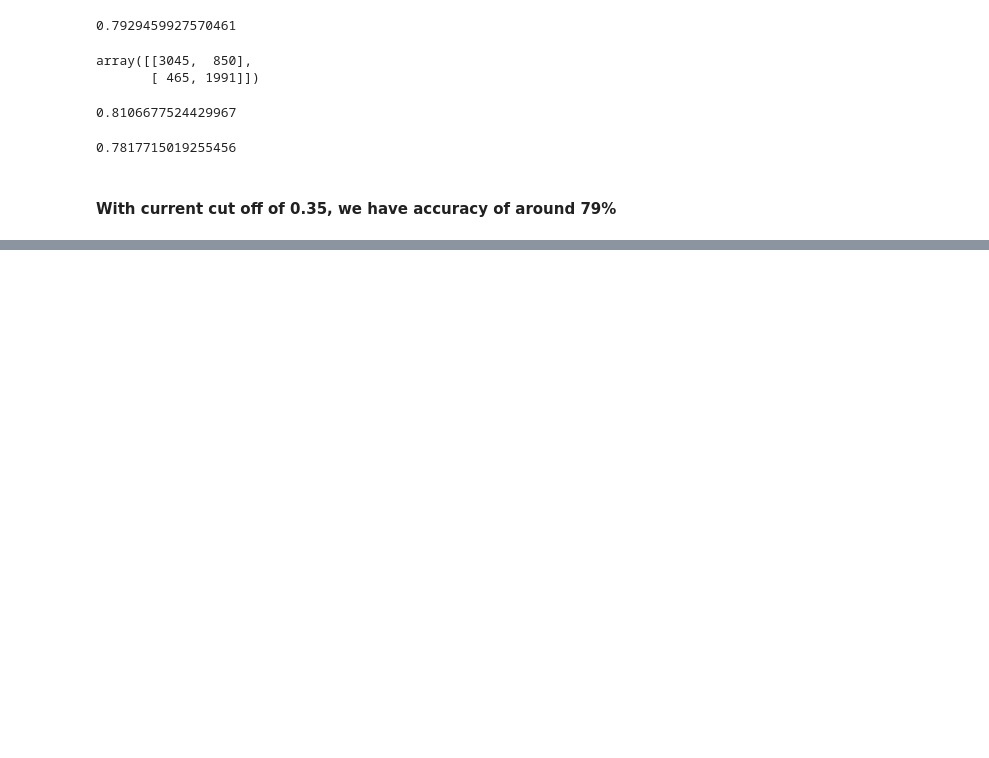
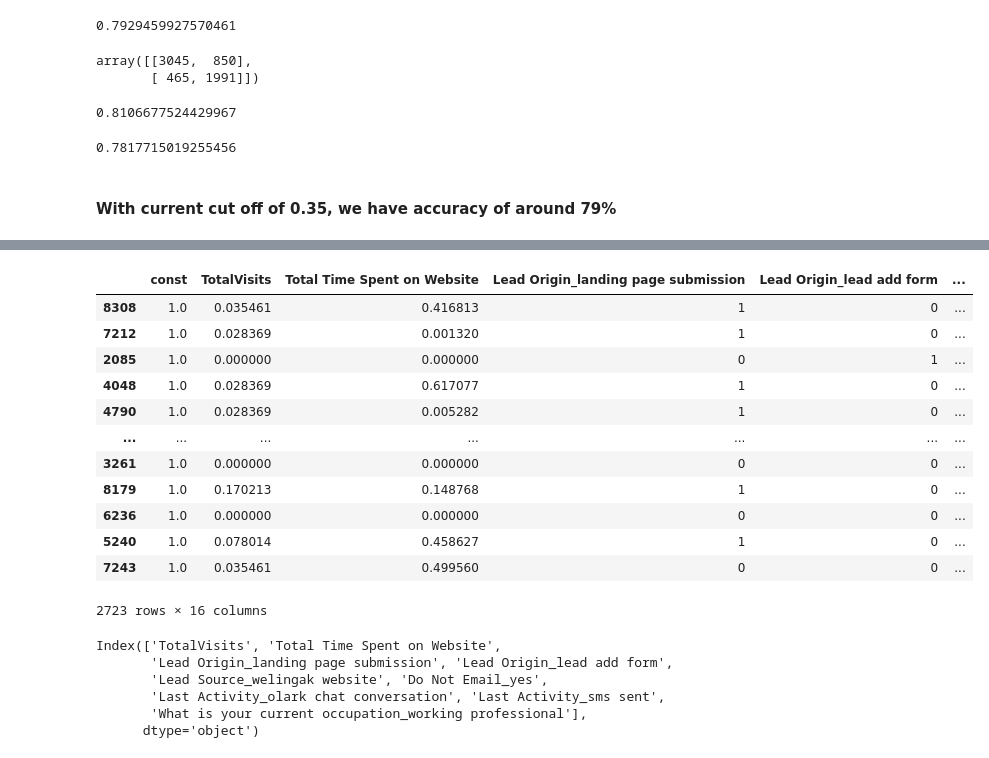
Before and after one commit to connectin-neha/data-science, a Jupyter notebook: case_study/lead_scoring/lead_score.ipynb, the cells around one changed output, grey strips where cells are left out. Cells and saved outputs as stored; diff of their text form; code cells hidden in the pictures; blank space fills up the shorter version.

Commit message:
final lead score assignment

```diff
--- a/case_study/lead_scoring/lead_score.ipynb
+++ b/case_study/lead_scoring/lead_score.ipynb
@@ -1360,0 +1372,11 @@ print(TN/(TN+FP))
+# %%
+# Scale the test set as well using just 'transform'
+
+X_test[['TotalVisits', 'Page Views Per Visit', 'Total Time Spent on Website']] = scaler.transform(X_test[['TotalVisits', 'Page Views Per Visit', 'Total Time Spent on Website']])
+# %%
+# Substituting all the columns in the final train model
+col = X_train.columns
+
+# Select the columns in X_train for X_test as well
+X_test = X_test[col]
+X_test.head()
@@ -1360,0 +1390,22 @@ print(TN/(TN+FP))
+# %%
+# Add a constant to X_test
+
+X_test_sm = sm.add_constant(X_test[col])
+# %%
+# Check X_test_sm
+
+X_test_sm
+# %% [output]
+|  | const | TotalVisits | Total Time Spent on Website | Lead Origin_landing page submission | Lead Origin_lead add form | ... |
+| 8308 | 1.0 | 0.035461 | 0.416813 | 1 | 0 | ... |
+| 7212 | 1.0 | 0.028369 | 0.001320 | 1 | 0 | ... |
+| 2085 | 1.0 | 0.000000 | 0.000000 | 0 | 1 | ... |
+| 4048 | 1.0 | 0.028369 | 0.617077 | 1 | 0 | ... |
+| 4790 | 1.0 | 0.028369 | 0.005282 | 1 | 0 | ... |
+| ... | ... | ... | ... | ... | ... | ... |
+| 3261 | 1.0 | 0.000000 | 0.000000 | 0 | 0 | ... |
+| 8179 | 1.0 | 0.170213 | 0.148768 | 1 | 0 | ... |
+| 6236 | 1.0 | 0.000000 | 0.000000 | 0 | 0 | ... |
+| 5240 | 1.0 | 0.078014 | 0.458627 | 1 | 0 | ... |
+| 7243 | 1.0 | 0.035461 | 0.499560 | 0 | 0 | ... |
+2723 rows × 16 columns
@@ -1360,0 +1419,9 @@ print(TN/(TN+FP))
+# %%
+X_test.columns
+# %% [output]
+Index(['TotalVisits', 'Total Time Spent on Website',
+       'Lead Origin_landing page submission', 'Lead Origin_lead add form',
+       'Lead Source_welingak website', 'Do Not Email_yes',
+       'Last Activity_olark chat conversation', 'Last Activity_sms sent',
+       'What is your current occupation_working professional'],
+      dtype='object')
```
Also changed, not shown: parts of 40 cells of this notebook.
